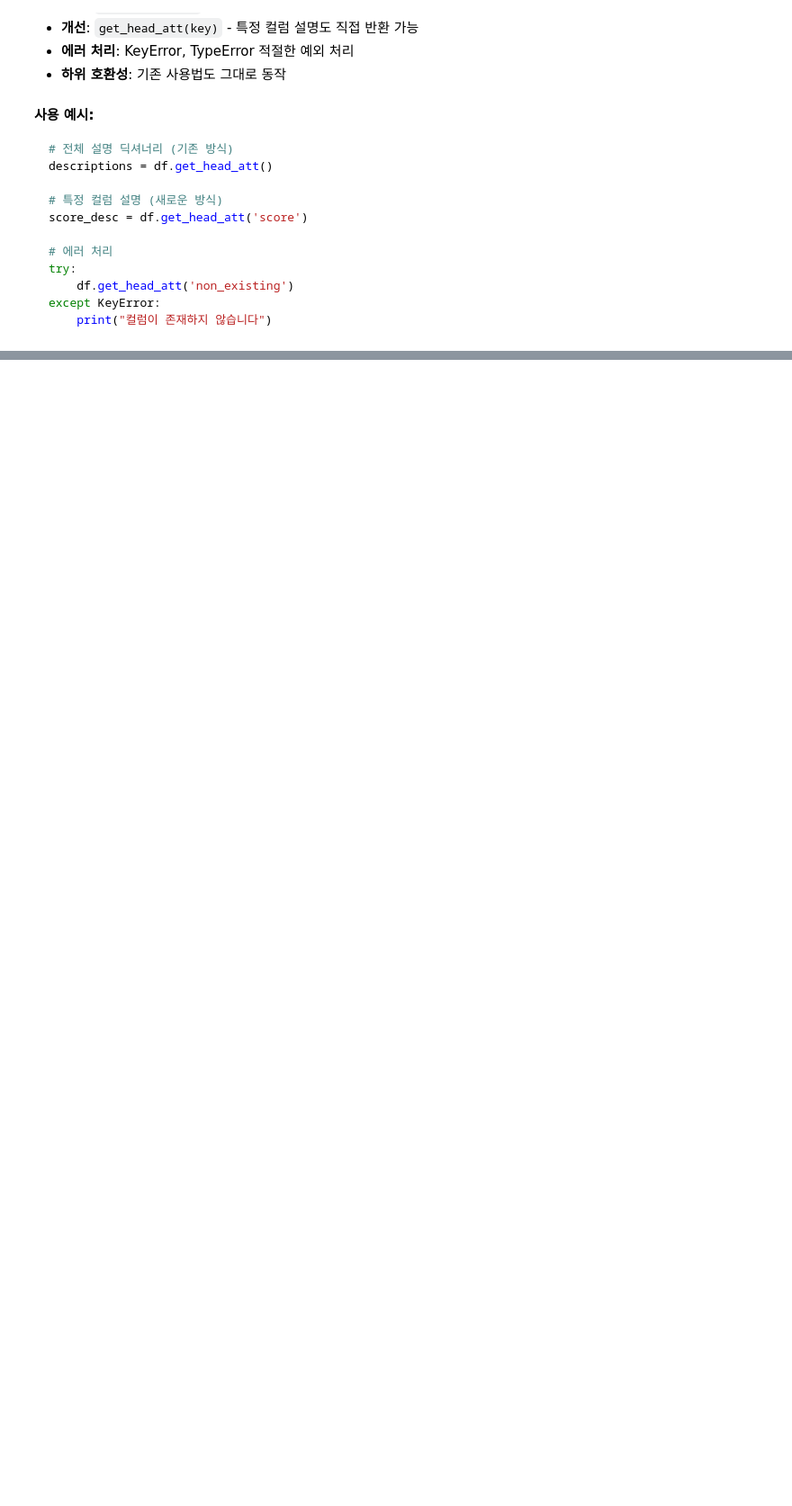
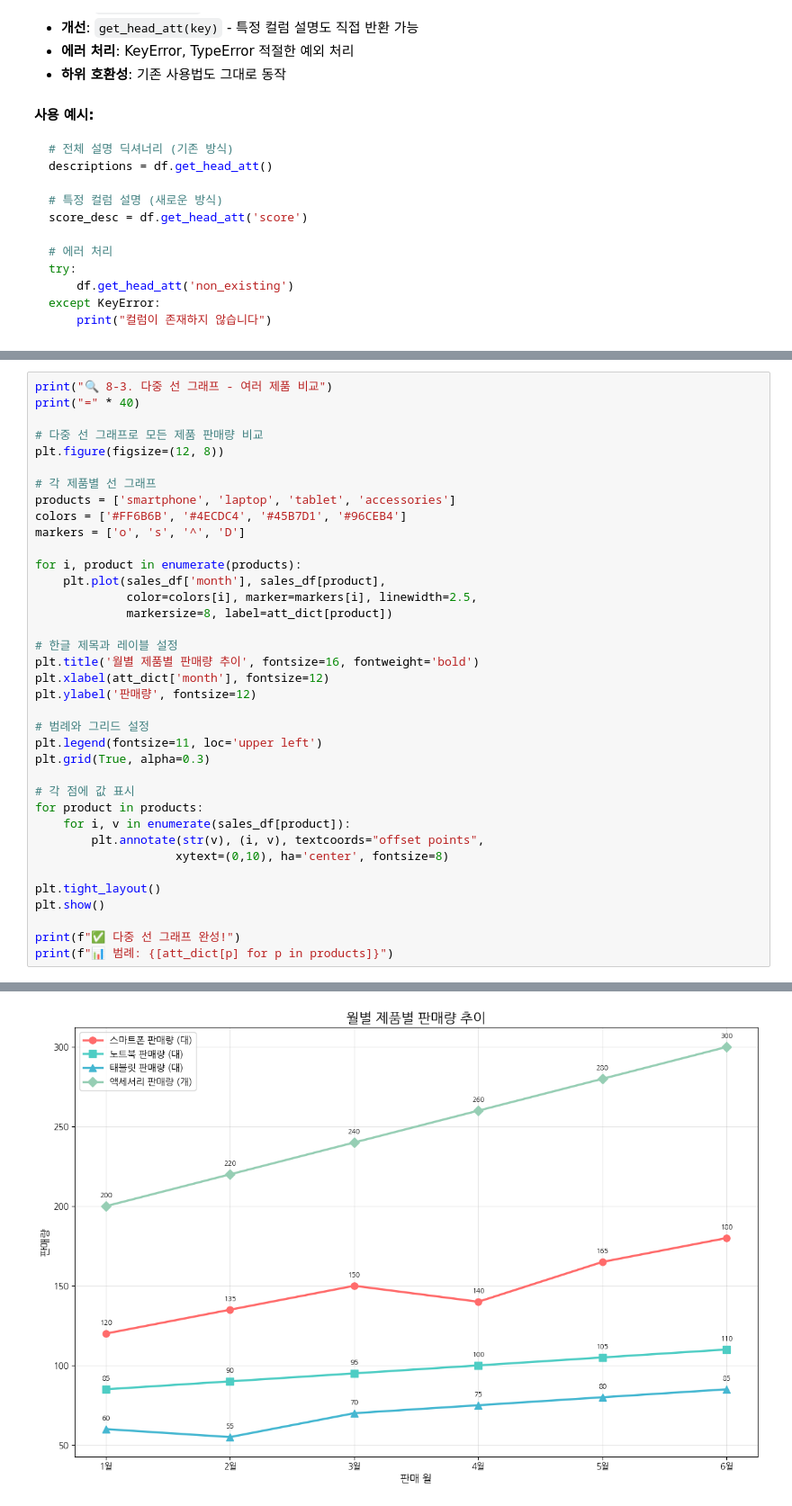
Before and after one commit to c0z0c/jupyter_hangul, a Jupyter notebook: example_usage.ipynb, the cells around one changed output, grey strips where cells are left out. Shown: that part at 90% size. Drawn from its saved outputs; the diff is of its cells as text; blank space fills up the shorter version.

```diff
--- a/example_usage.ipynb
+++ b/example_usage.ipynb
@@ -592,0 +675,38 @@ except KeyError:
+# %%
+print("🔍 8-3. 다중 선 그래프 - 여러 제품 비교")
+print("=" * 40)
+
+# 다중 선 그래프로 모든 제품 판매량 비교
+plt.figure(figsize=(12, 8))
+
+# 각 제품별 선 그래프
+products = ['smartphone', 'laptop', 'tablet', 'accessories']
+colors = ['#FF6B6B', '#4ECDC4', '#45B7D1', '#96CEB4']
+markers = ['o', 's', '^', 'D']
+
+for i, product in enumerate(products):
+    plt.plot(sales_df['month'], sales_df[product],
+             color=colors[i], marker=markers[i], linewidth=2.5,
+             markersize=8, label=att_dict[product])
+
+# 한글 제목과 레이블 설정
+plt.title('월별 제품별 판매량 추이', fontsize=16, fontweight='bold')
+plt.xlabel(att_dict['month'], fontsize=12)
+plt.ylabel('판매량', fontsize=12)
+
+# 범례와 그리드 설정
+plt.legend(fontsize=11, loc='upper left')
+plt.grid(True, alpha=0.3)
+
+# 각 점에 값 표시
+for product in products:
+    for i, v in enumerate(sales_df[product]):
+        plt.annotate(str(v), (i, v), textcoords="offset points",
+                    xytext=(0,10), ha='center', fontsize=8)
+
+plt.tight_layout()
+plt.show()
+
+print(f"✅ 다중 선 그래프 완성!")
+print(f"📊 범례: {[att_dict[p] for p in products]}")
+# %% [output]
@@ -592,0 +715 @@ except KeyError:
+[figure, added]
```
Also changed, not shown: parts of 21 cells of this notebook, 1 other file.
